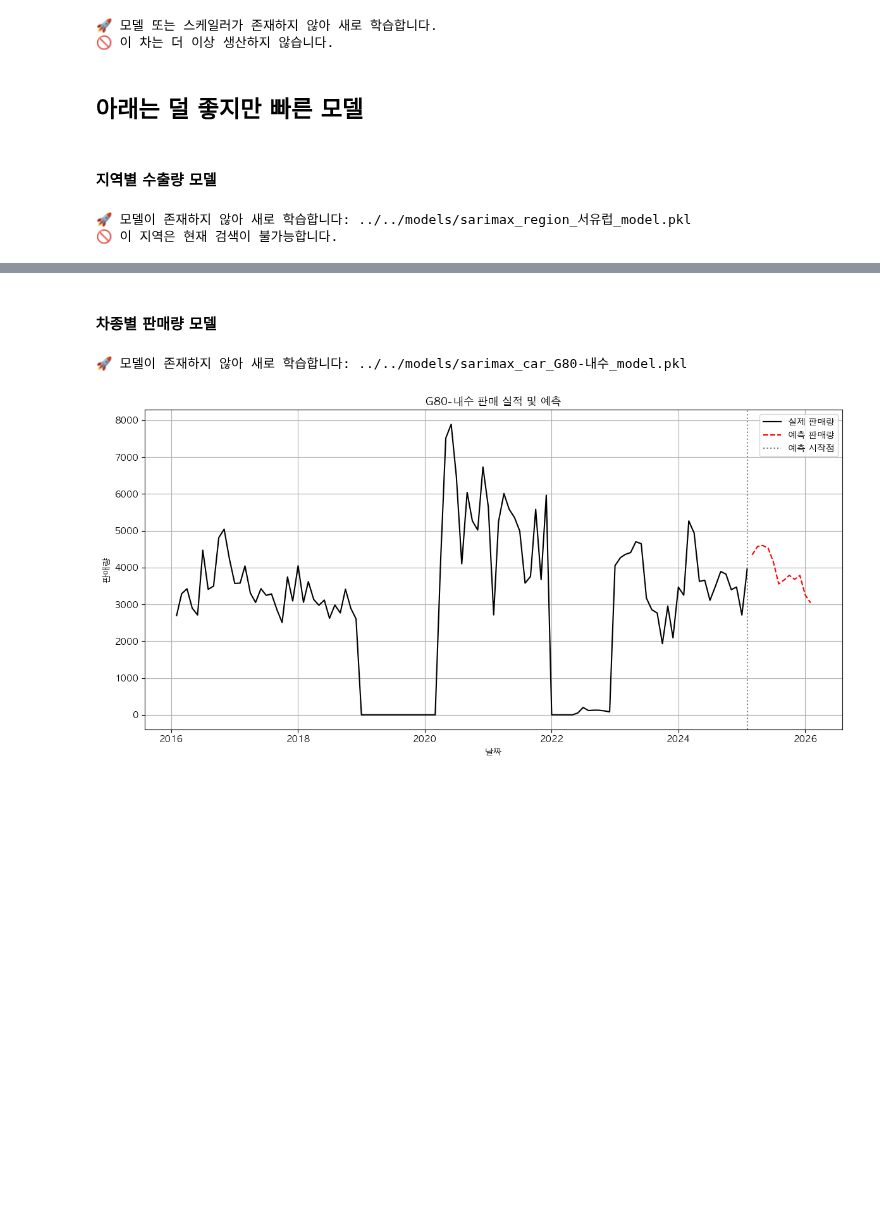
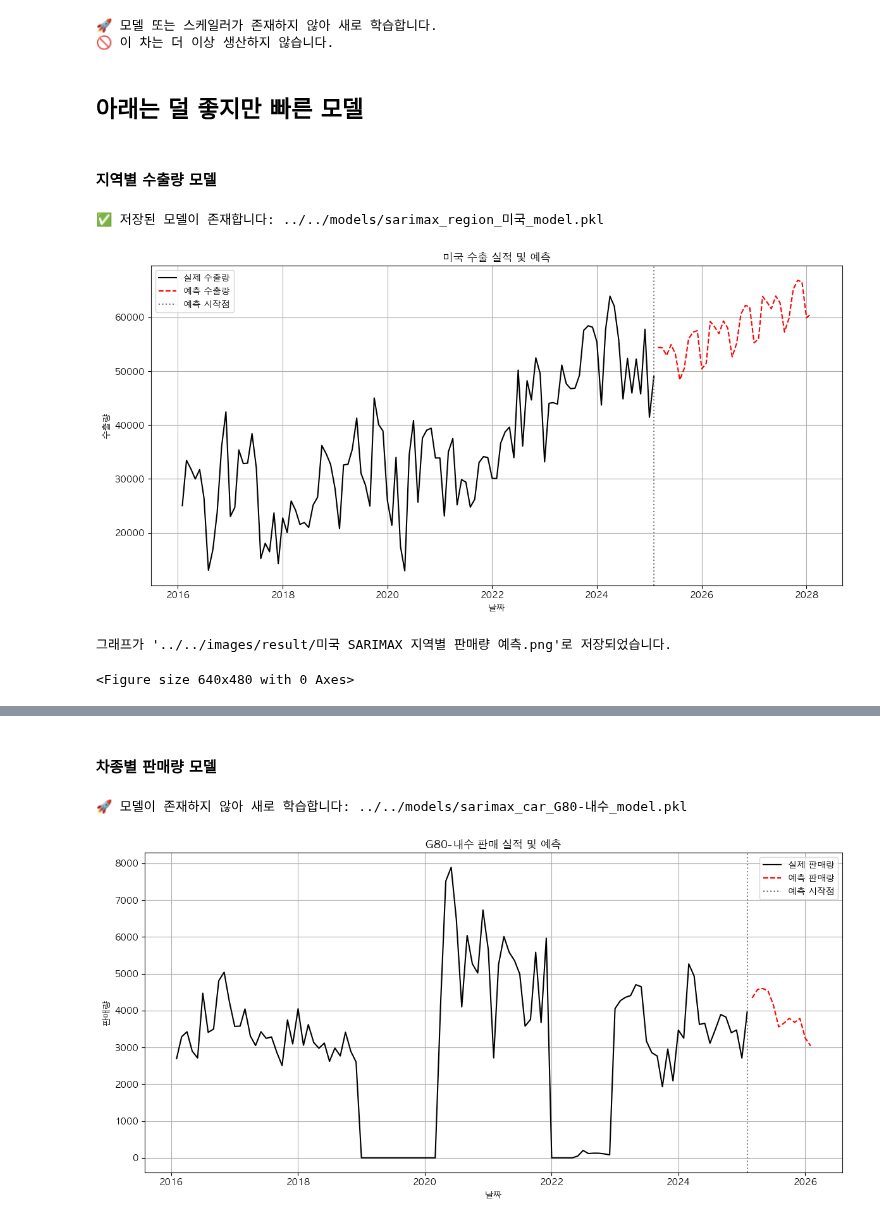
Before and after one commit to CodeWorks-hi/mini-project-2, a Jupyter notebook: jupyter_notebooks/모델_개발/retail_pred_model.ipynb, the cells around one changed output, grey strips where cells are left out. Drawn from its saved outputs; the diff is of its cells as text; code cells hidden in the pictures; blank space fills up the shorter version.

```diff
--- a/jupyter_notebooks/모델_개발/retail_pred_model.ipynb
+++ b/jupyter_notebooks/모델_개발/retail_pred_model.ipynb
@@ -604,7 +675,7 @@ def plot_series_with_forecast(series, forecast_result, region_name, save_path=No
 
 
 
-file_path = "../../data/processed/현대_지역별수출실적_전처리.csv"  # 본인 환경에 맞게 경로 설정
+file_path = "../../data/processed/hyundai-by-region.csv"  # 본인 환경에 맞게 경로 설정
 
 df = load_data(file_path)
 
@@ -615,7 +686,7 @@ df = df.drop(columns=['대륙'])
 cols = ['지역명'] + [col for col in df.columns if col != '지역명']
 df = df[cols]
 
-region_name = "서유럽"  # 입력받을 지역명
+region_name = "미국"  # 입력받을 지역명
 forecast_months = 36   # 예측할 개월 수
 
 
@@ -624,32 +695,34 @@ def get_model_path(region_name):
 
 def ensure_model(region_name):
     model_path = get_model_path(region_name)
 
     if os.path.exists(model_path):
         print(f"✅ 저장된 모델이 존재합니다: {model_path}")
         return True
     else:
         print(f"🚀 모델이 존재하지 않아 새로 학습합니다: {model_path}")
         return False
 
 status = ensure_model(region_name)
 
 region_series = prepare_region_series(df, region_name)
 
 # ✅ 특정 기간 값이 모두 0인지 확인
 zero_check_range = region_series.loc["2024-09":"2025-02", "y"]
 if (zero_check_range.sum() == 0):
     print("🚫 이 지역은 현재 검색이 불가능합니다.")
 else :
     if status:
         model = joblib.load(get_model_path(region_name))
     else:
 
         model = train_sarimax_model(region_series)
         joblib.dump(model, get_model_path(region_name))
 
     forecast_result = forecast_future(model, region_series, forecast_months)
     plot_series_with_forecast(region_series, forecast_result, region_name)
 # %% [output]
-🚀 모델이 존재하지 않아 새로 학습합니다: ../../models/sarimax_region_서유럽_model.pkl
-🚫 이 지역은 현재 검색이 불가능합니다.
+✅ 저장된 모델이 존재합니다: ../../models/sarimax_region_미국_model.pkl
+[figure, added]
+그래프가 '../../images/result/미국 SARIMAX 지역별 판매량 예측.png'로 저장되었습니다.
+<Figure size 640x480 with 0 Axes>
```
Also changed, not shown: parts of 6 cells of this notebook, 6 other files.
